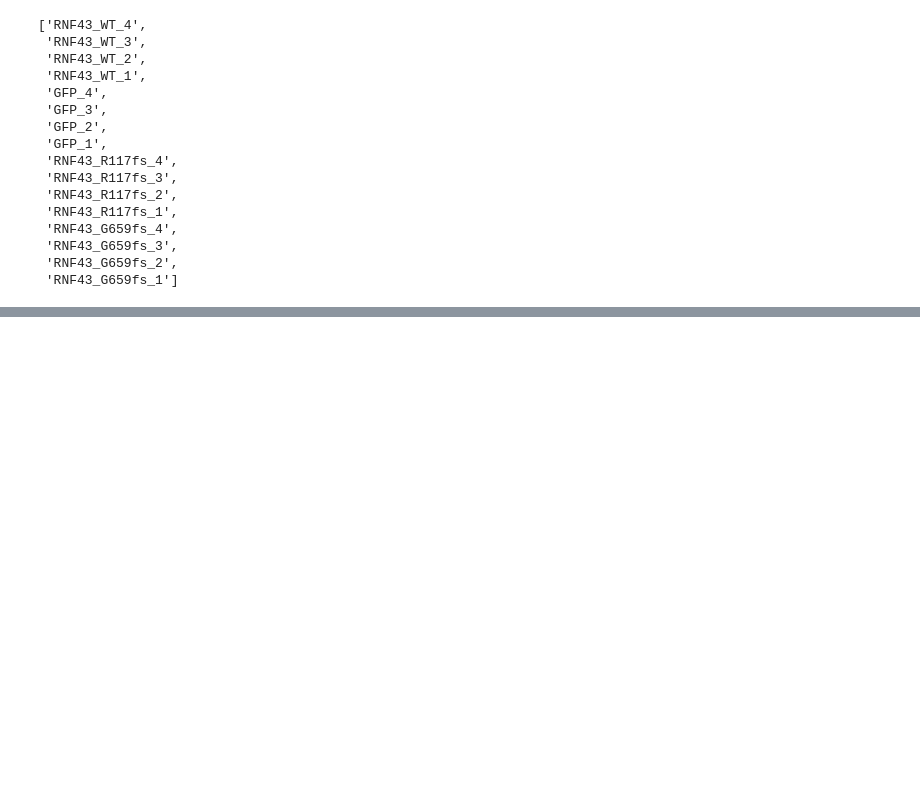
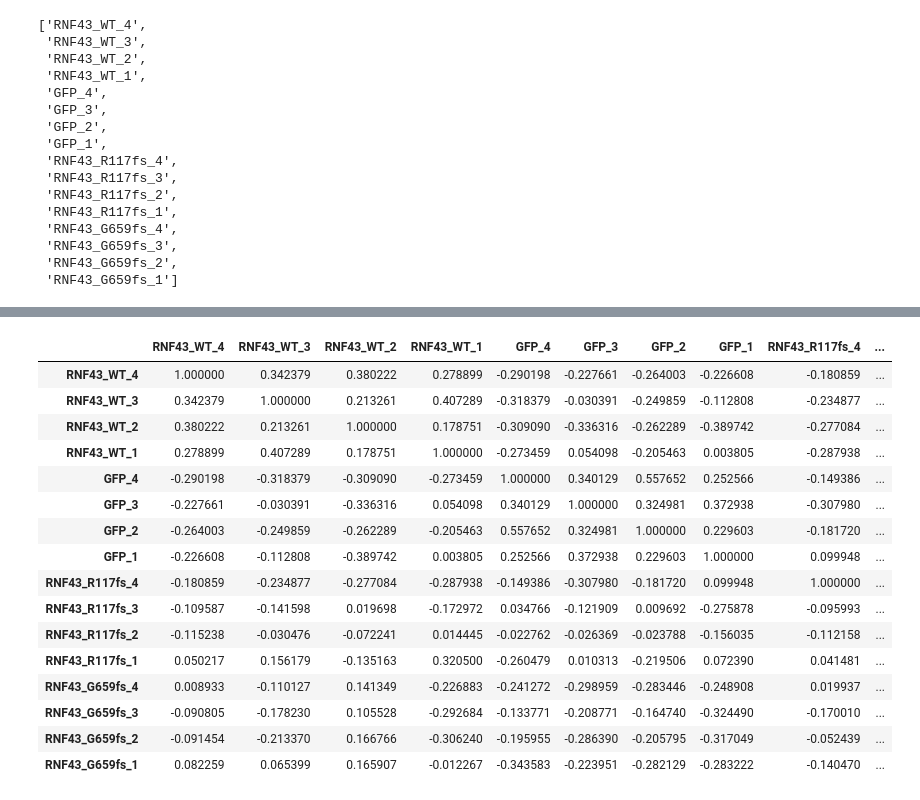
Before and after one commit to byeungchun/evip_remaster, a Jupyter notebook: notebook/dev.ipynb, the cells around one changed output, grey strips where cells are left out. Saved outputs shown, nothing was run; the diff lists cells and outputs as text; code cells hidden in the pictures; blank space fills up the shorter version.

```diff
--- a/notebook/dev.ipynb
+++ b/notebook/dev.ipynb
@@ -42,7 +42,7 @@ samples
  'RNF43_G659fs_1']
 # %%
 abundance_folder = r'../tutorial_files/RNF43_kallisto_outputs'
-abundance_files = {x:f'{abundence_folder}/{x}/abundance.tsv' for x in samples}
+abundance_files = {x:f'{abundance_folder}/{x}/abundance.tsv' for x in samples}
 # %%
 df_tpm =concat_tpm_from_abundance(abundance_files)
 # %%
@@ -57,0 +88,20 @@ df_sample_corr = calculate_corr_sample(df_tpm_gene_zscore)
+# %%
+df_sample_corr
+# %% [output]
+|  | RNF43_WT_4 | RNF43_WT_3 | RNF43_WT_2 | RNF43_WT_1 | GFP_4 | GFP_3 | GFP_2 | GFP_1 | RNF43_R117fs_4 | ... |
+| RNF43_WT_4 | 1.000000 | 0.342379 | 0.380222 | 0.278899 | -0.290198 | -0.227661 | -0.264003 | -0.226608 | -0.180859 | ... |
+| RNF43_WT_3 | 0.342379 | 1.000000 | 0.213261 | 0.407289 | -0.318379 | -0.030391 | -0.249859 | -0.112808 | -0.234877 | ... |
+| RNF43_WT_2 | 0.380222 | 0.213261 | 1.000000 | 0.178751 | -0.309090 | -0.336316 | -0.262289 | -0.389742 | -0.277084 | ... |
+| RNF43_WT_1 | 0.278899 | 0.407289 | 0.178751 | 1.000000 | -0.273459 | 0.054098 | -0.205463 | 0.003805 | -0.287938 | ... |
+| GFP_4 | -0.290198 | -0.318379 | -0.309090 | -0.273459 | 1.000000 | 0.340129 | 0.557652 | 0.252566 | -0.149386 | ... |
+| GFP_3 | -0.227661 | -0.030391 | -0.336316 | 0.054098 | 0.340129 | 1.000000 | 0.324981 | 0.372938 | -0.307980 | ... |
+| GFP_2 | -0.264003 | -0.249859 | -0.262289 | -0.205463 | 0.557652 | 0.324981 | 1.000000 | 0.229603 | -0.181720 | ... |
+| GFP_1 | -0.226608 | -0.112808 | -0.389742 | 0.003805 | 0.252566 | 0.372938 | 0.229603 | 1.000000 | 0.099948 | ... |
+| RNF43_R117fs_4 | -0.180859 | -0.234877 | -0.277084 | -0.287938 | -0.149386 | -0.307980 | -0.181720 | 0.099948 | 1.000000 | ... |
+| RNF43_R117fs_3 | -0.109587 | -0.141598 | 0.019698 | -0.172972 | 0.034766 | -0.121909 | 0.009692 | -0.275878 | -0.095993 | ... |
+| RNF43_R117fs_2 | -0.115238 | -0.030476 | -0.072241 | 0.014445 | -0.022762 | -0.026369 | -0.023788 | -0.156035 | -0.112158 | ... |
+| RNF43_R117fs_1 | 0.050217 | 0.156179 | -0.135163 | 0.320500 | -0.260479 | 0.010313 | -0.219506 | 0.072390 | 0.041481 | ... |
+| RNF43_G659fs_4 | 0.008933 | -0.110127 | 0.141349 | -0.226883 | -0.241272 | -0.298959 | -0.283446 | -0.248908 | 0.019937 | ... |
+| RNF43_G659fs_3 | -0.090805 | -0.178230 | 0.105528 | -0.292684 | -0.133771 | -0.208771 | -0.164740 | -0.324490 | -0.170010 | ... |
+| RNF43_G659fs_2 | -0.091454 | -0.213370 | 0.166766 | -0.306240 | -0.195955 | -0.286390 | -0.205795 | -0.317049 | -0.052439 | ... |
+| RNF43_G659fs_1 | 0.082259 | 0.065399 | 0.165907 | -0.012267 | -0.343583 | -0.223951 | -0.282129 | -0.283222 | -0.140470 | ... |
```
Also changed, not shown: parts of 5 cells of this notebook, 3 other files.
